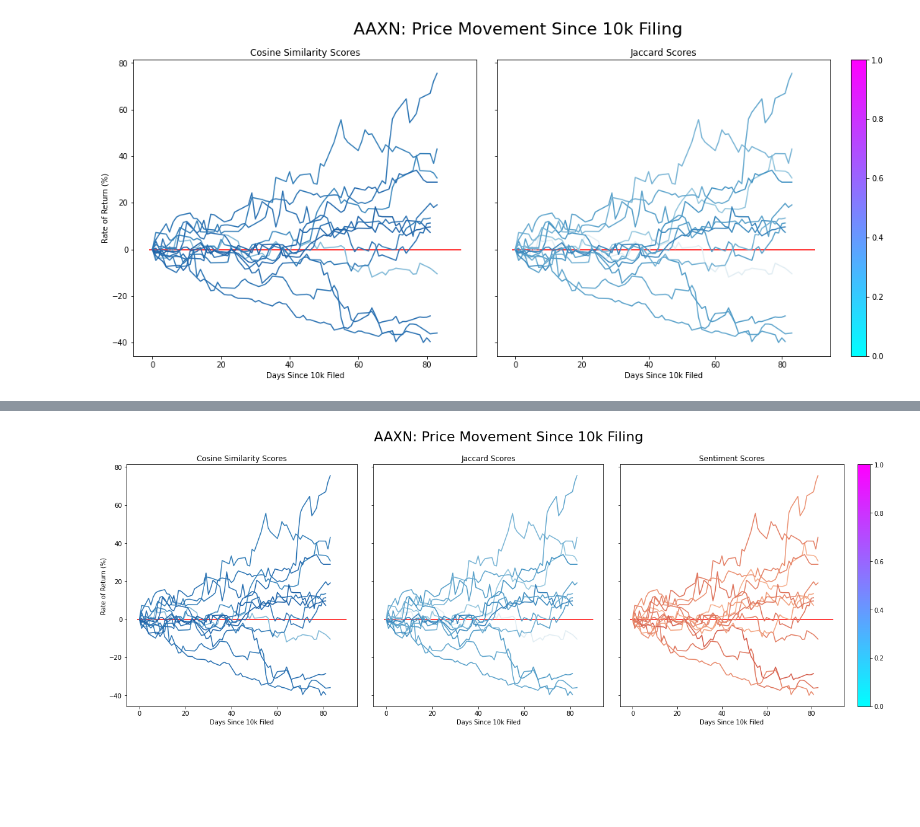
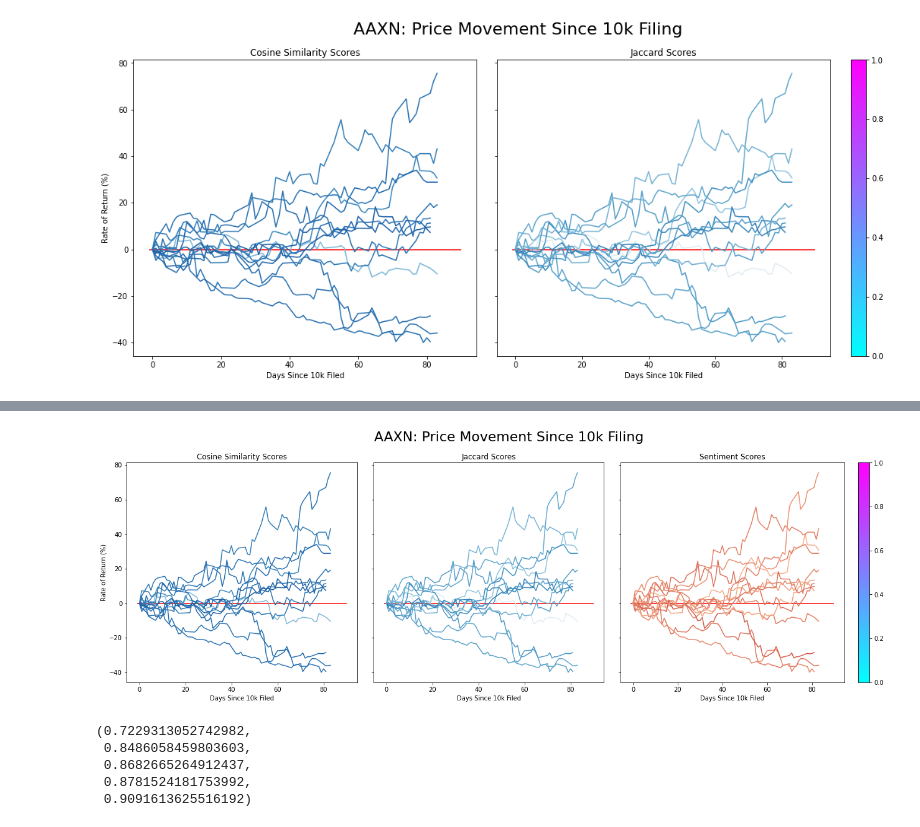
Before and after one commit to rlew631/NLP_stock_analysis, a Jupyter notebook: 10k_visualization.ipynb, the cells around one changed output, grey strips where cells are left out. Saved outputs shown, nothing was run; the diff lists cells and outputs as text; code cells hidden in the pictures; blank space fills up the shorter version.

Commit message:
Updated graphs to show just min/max/quartile vals

```diff
--- a/10k_visualization.ipynb
+++ b/10k_visualization.ipynb
@@ -322,10 +322,11 @@ for i,j in enumerate(ax2.lines):
 # %% [output]
 [figure]
 # %%
+##goes through the scores for each of the ciks and adds the ticker data using yfinance
 for cik in tickers.index[:2]:
     # iterate through the files
     ticker = str(tickers[cik]).upper()
-    path = 'data/' + str(cik) + '.csv'
+    path = 'final_10ks/' + str(cik) + '/final_scores.csv'
     sim_scores = pd.read_csv(path)
     #print(sim_scores.head())
     prices_df = pd.DataFrame()
@@ -344,5 +345,5 @@ for cik in tickers.index[:2]:
         prices_df = prices_df.merge(sim_scores, how='outer', left_on = 'dates', right_on = 'dates')
         #print(prices_df.head(100))
         prices_df.to_csv('data/'+str(cik)+'_prices.csv')
-        # find out how to merge prices_df with the sim_scores dataframe. probably a
+        # find out how to merge prices_df with the sim_scores dataframe
 prices_df.head(100)
@@ -356,7 +388,7 @@ f, (ax1, ax2, ax3) = plt.subplots(1, 3,
                                           'height_ratios':[7]}
                             )
 
-f.set_figheight(6)
+f.set_figheight(5.5)
 f.set_figwidth(18)
 f.tight_layout()
 plt.suptitle(str(tickers[cik]).upper() + ': Price Movement Since 10k Filing',
@@ -383,31 +415,46 @@ for i,j in enumerate(ax1.lines):
 ax2.title.set_text('Jaccard Scores')
 plt.setp(ax2, xlabel='Days Since 10k Filed')
 ax2.hlines(0,xmin = -1,xmax = 90, color='red')
 jaccard_scores = []
 for i in range(len(start_dates)-1):
     plot_df = prices_df.iloc[start_dates[i]:start_dates[i+1],:]
     jaccard_scores.append(plot_df.jaccard_score.sum())
     time_elapsed = [(date - list(plot_df.dates)[0]).days for date in list(plot_df.dates)]
     opening_prices = np.multiply(np.subtract(np.divide(list(plot_df.Open.values),list(plot_df.Open.values)[0]),1),100)
     ax2.plot(time_elapsed, opening_prices)
 colors = [cmap2(i)[:3] for i in jaccard_scores]
 for i,j in enumerate(ax2.lines):
     j.set_color(colors[i])
 
 ## Plot 3
 ax3.title.set_text('Sentiment Scores')
 plt.setp(ax3, xlabel='Days Since 10k Filed')
 f.colorbar(cm.ScalarMappable(cmap=cmap), ax=ax3)
 ax3.hlines(0,xmin = -1,xmax = 90, color='red')
 sentiment_scores = []
 for i in range(len(start_dates)-1):
     plot_df = prices_df.iloc[start_dates[i]:start_dates[i+1],:]
     sentiment_scores.append(plot_df.sentiment_score.sum())
     time_elapsed = [(date - list(plot_df.dates)[0]).days for date in list(plot_df.dates)]
     opening_prices = np.multiply(np.subtract(np.divide(list(plot_df.Open.values),list(plot_df.Open.values)[0]),1),100)
     ax3.plot(time_elapsed, opening_prices)
 colors = [cmap2(i)[:3] for i in sentiment_scores]
 for i,j in enumerate(ax3.lines):
     j.set_color(colors[i])
 # %% [output]
-[figure, old version]
+[figure, new version]
+# %%
+jaccard_scores = prices_df.describe().jaccard_score
+sent_scores = prices_df.describe().sentiment_score
+cosine_scores = prices_df.describe().cosine_score
+
+quantiles = jaccard_scores['min'],jaccard_scores['25%'],jaccard_scores['50%'],jaccard_scores['75%'],jaccard_scores['max']
+quantiles = sent_scores['min'],sent_scores['25%'],sent_scores['50%'],sent_scores['75%'],sent_scores['max']
+quantiles = cosine_scores['min'],cosine_scores['25%'],cosine_scores['50%'],cosine_scores['75%'],cosine_scores['max']
+quantiles
+# %% [output]
+(0.7229313052742982,
+ 0.8486058459803603,
+ 0.8682665264912437,
+ 0.8781524181753992,
+ 0.9091613625516192)
```
Also changed, not shown: parts of 7 cells of this notebook.
